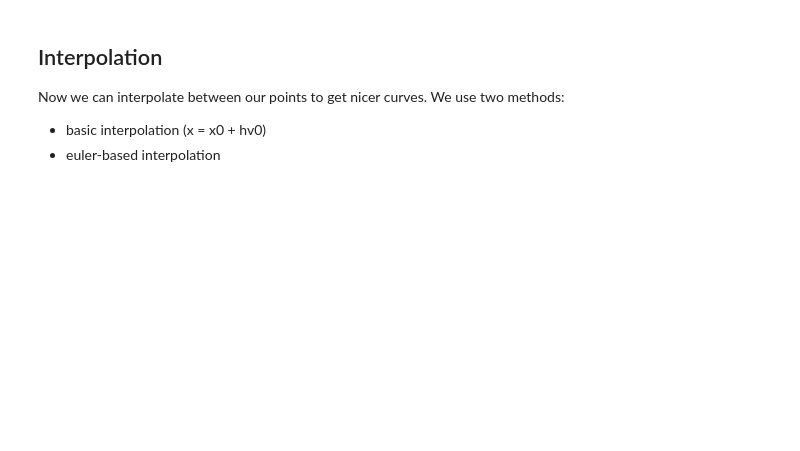
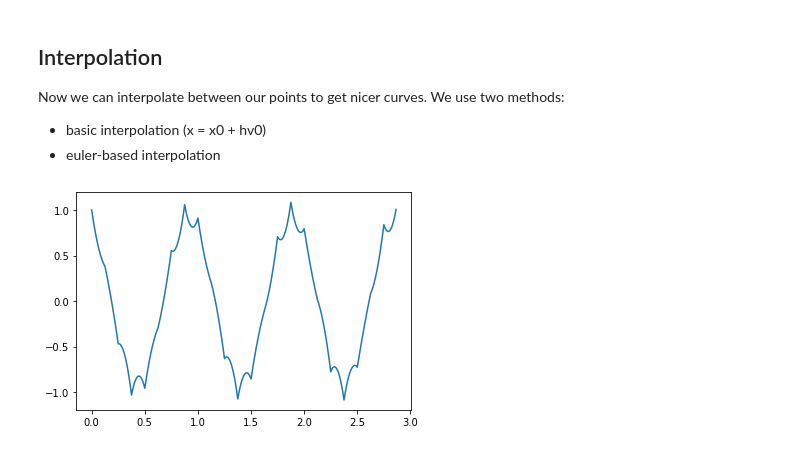
Before and after one commit to amyinorbit/bezier-tests, a Jupyter notebook: bezier-tests.ipynb, the cells around one changed output. Cells and saved outputs as stored; diff of their text form; code cells hidden in the pictures; blank space fills up the shorter version.

```diff
--- a/bezier-tests.ipynb
+++ b/bezier-tests.ipynb
@@ -86,29 +86,31 @@ Now we can interpolate between our points to get nicer curves. We use two method
 # %%
 substeps = 5
 
 xInterp = []
 tInterp = []
 
 for step in range(1, N):
 
     x_prev = xBezier[step-1]
     x_next = xBezier[step]
     control = bBezier[step-1]
     t = tVisual[step-1]
 
     temp = []
     tempT = []
 
     temp.append(x_prev)
     tempT.append(t)
     for i in range(1, N-1):
         t0 = i / float(N)
         temp.append((1.0 - t0)**2.0 * x_prev + t0*(1.0 - t0) * control + t0**2.0 * x_next)
-        tempT.append(t + i * deltaT)
+        tempT.append(t + t0 * deltaT)
 
-    xInterp.append(temp)
-    tInterp.append(tempT)
+    xInterp += temp
+    tInterp += tempT
 
 
-plot(tInterp, tInterp)
+plot(tInterp / period, xInterp)
 show()
+# %% [output]
+[figure, added]
```
Also changed, not shown: parts of 1 cell of this notebook.
